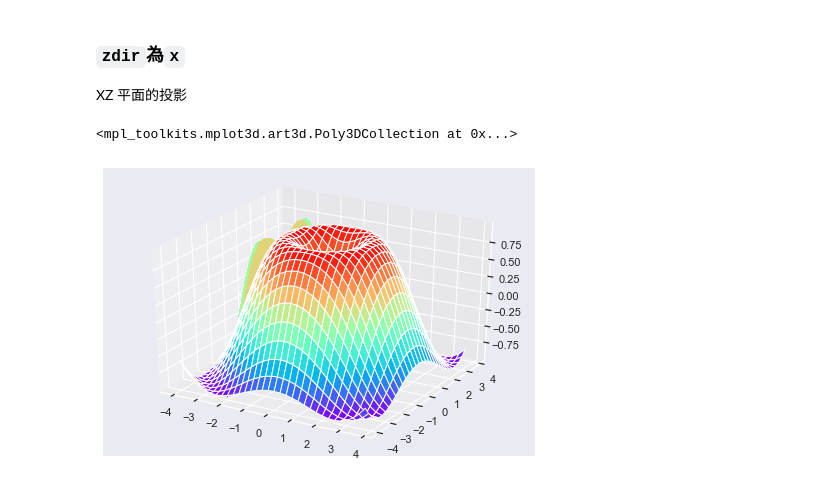
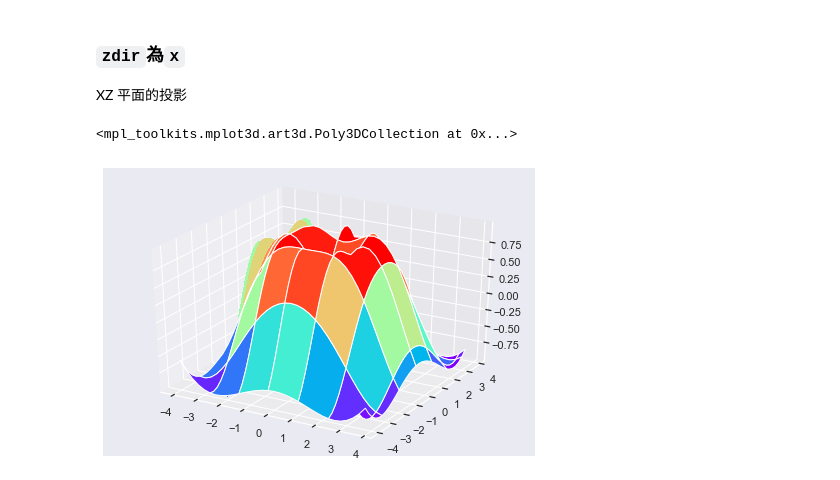
Before and after one commit to julie861106/2019Python, a Jupyter notebook: 1113_HW3.ipynb, the cells around one changed output. Cells and saved outputs as stored; diff of their text form; code cells hidden in the pictures.

```diff
--- a/1113_HW3.ipynb
+++ b/1113_HW3.ipynb
@@ -49,15 +49,15 @@ XZ 平面的投影
 # %%
 fig = plt.figure()
 # X, Y value
 X = np.arange(-4, 4, 0.25)
 Y = np.arange(-4, 4, 0.25)
 X, Y = np.meshgrid(X, Y)    # x-y 平面的网格
 R = np.sqrt(X ** 2 + Y ** 2)
 # height value
 Z = np.sin(R)
 ax = Axes3D(fig)
 ax.contourf(X, Y, Z, zdir='x', offset=-2, cmap=plt.get_cmap('rainbow'))
-ax.plot_surface(X, Y, Z, rstride=1, cstride=1, cmap=plt.get_cmap('rainbow'))
+ax.plot_surface(X, Y, Z, rstride=5, cstride=5, cmap=plt.get_cmap('rainbow'))
 # %% [output]
 <mpl_toolkits.mplot3d.art3d.Poly3DCollection at 0x...>
-[figure, old version]
+[figure, new version]
```
Also changed, not shown: 1 other file.
